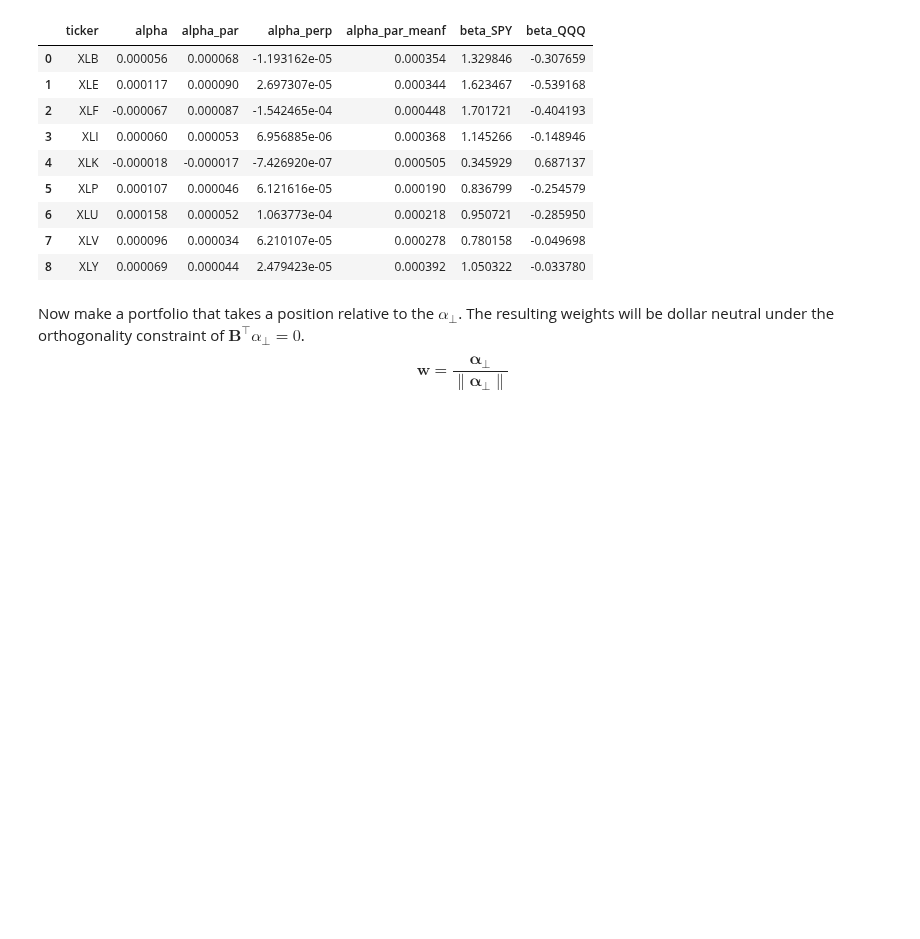
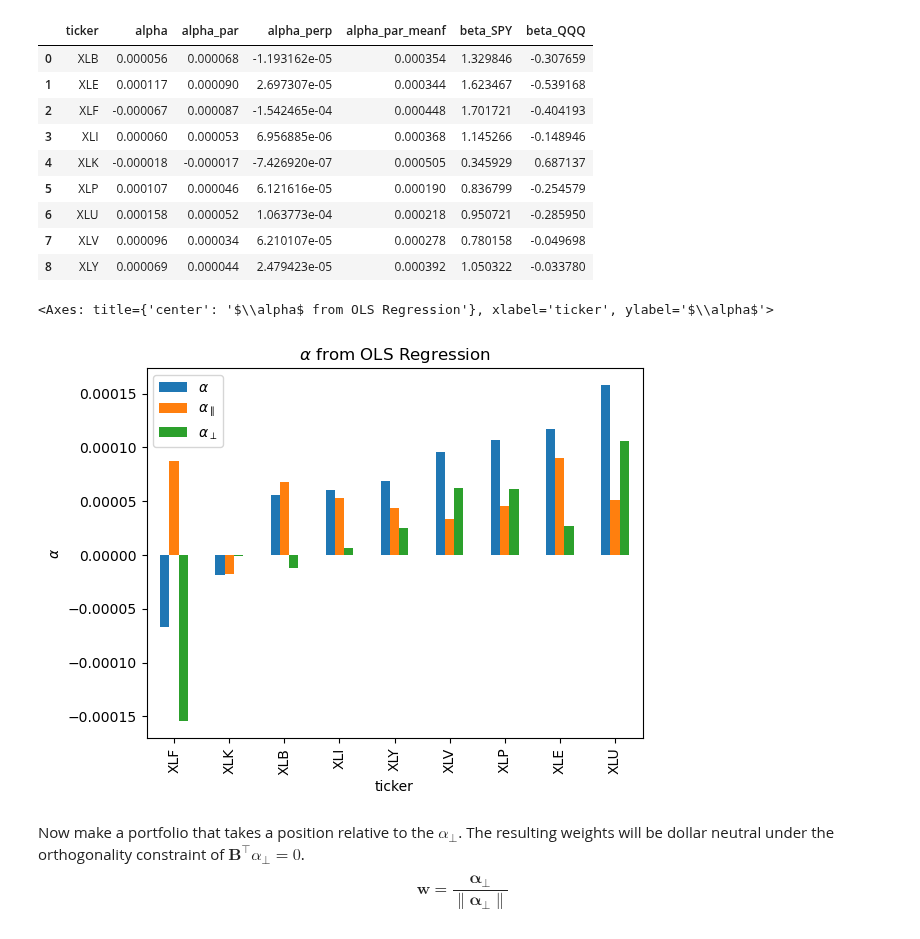
Before and after one commit to diegodalvarez/EQI, a Jupyter notebook: Chapter 4 - Linear Model of Returns.ipynb, the cells around one changed output. Cells and saved outputs as stored; diff of their text form; code cells hidden in the pictures; blank space fills up the shorter version.

```diff
--- a/Chapter 4 - Linear Model of Returns.ipynb
+++ b/Chapter 4 - Linear Model of Returns.ipynb
@@ -40,7 +40,12 @@ alpha_renamer = {
     'alpha_weight': r"$\alpha$ Weight",
     'perp_weight' : r"$\alpha_{\perp}$ Weight"}
 
-renamer = {**alpha_renamer}
+alpha_type_renamer = {
+    "alpha"     : r"$\alpha$",
+    "alpha_par" : r"$\alpha_{\parallel}$",
+    "alpha_perp": r"$\alpha_{\perp}$"}
+
+renamer = {**alpha_renamer, **alpha_type_renamer}
 # %% [markdown]
 Access modules for needed for these calculations
 # %%
@@ -160,6 +165,19 @@ results
 | 6 | XLU | 0.000158 | 0.000052 | 1.063773e-04 | 0.000218 | 0.950721 | -0.285950 |
 | 7 | XLV | 0.000096 | 0.000034 | 6.210107e-05 | 0.000278 | 0.780158 | -0.049698 |
 | 8 | XLY | 0.000069 | 0.000044 | 2.479423e-05 | 0.000392 | 1.050322 | -0.033780 |
+# %%
+(results
+    .set_index("ticker")
+    [["alpha", "alpha_par", "alpha_perp"]]
+    .sort_values(["alpha", "alpha_par", "alpha_perp"])
+    .rename(columns = renamer)
+    .plot(
+        kind   = "bar",
+        ylabel = r"$\alpha$",
+        title  = r"$\alpha$" + " from OLS Regression"))
+# %% [output]
+<Axes: title={'center': '$\\alpha$ from OLS Regression'}, xlabel='ticker', ylabel='$\\alpha$'>
+[figure, added]
 # %% [markdown]
 Now make a portfolio that takes a position relative to the $\alpha_{\perp}$. The resulting weights will be dollar neutral under the orthogonality constraint of $\mathbf{B}^\top \alpha_{\perp} = 0$.
 \begin{equation}
```
Also changed, not shown: parts of 6 cells of this notebook.
